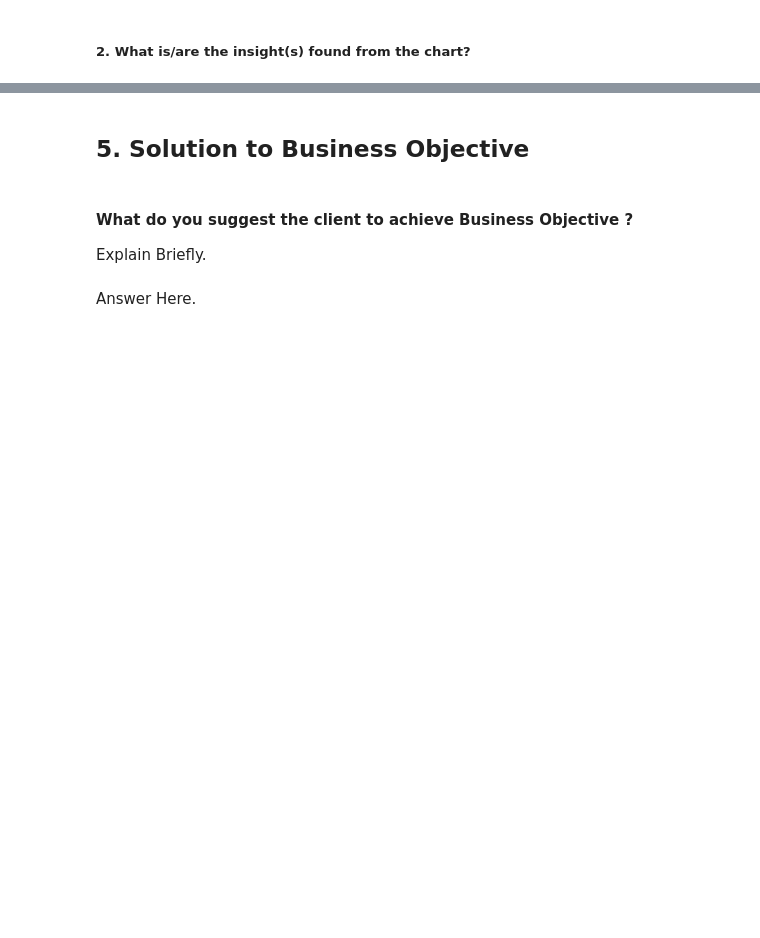
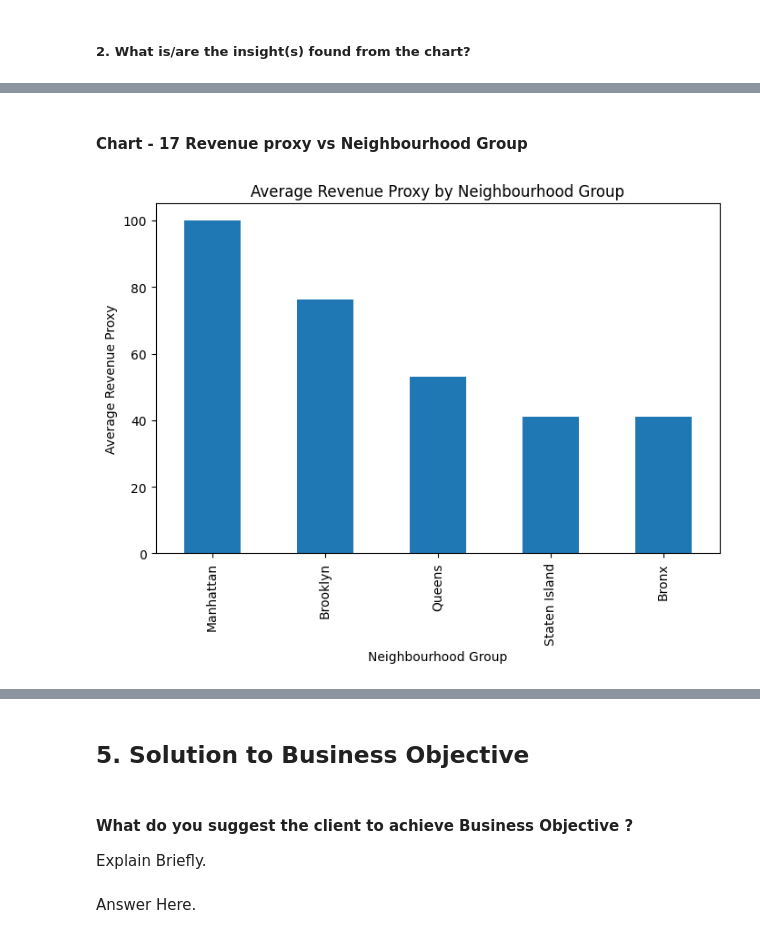
Before and after one commit to nibedita-26/airbnb_EDA, a Jupyter notebook: notebooks/AirBnB_Booking_Analysis_EDA.ipynb, the cells around one changed output, grey strips where cells are left out. Cells and saved outputs as stored; diff of their text form; code cells hidden in the pictures; blank space fills up the shorter version.

```diff
--- a/notebooks/AirBnB_Booking_Analysis_EDA.ipynb
+++ b/notebooks/AirBnB_Booking_Analysis_EDA.ipynb
@@ -932,0 +1017,16 @@ Answer Here
+# %% [markdown]
+#### Chart - 17  **Revenue proxy vs Neighbourhood Group**
+# %%
+# Chart - 17 Revenue proxy vs Neighbourhood Group
+revenue_by_area = df_copy.groupby('neighbourhood_group')['revenue_proxy'].mean().sort_values(ascending = False)
+
+plt.figure(figsize = (8,5))
+
+revenue_by_area.plot(kind='bar')
+
+plt.title('Average Revenue Proxy by Neighbourhood Group')
+plt.xlabel('Neighbourhood Group')
+plt.ylabel('Average Revenue Proxy')
+plt.show()
+# %% [output]
+[figure, added]
```
Also changed, not shown: parts of 51 cells of this notebook.
